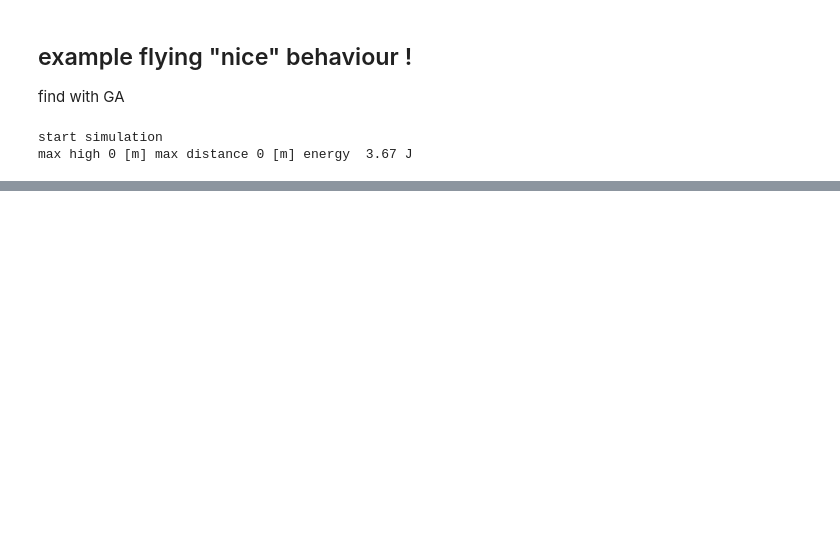
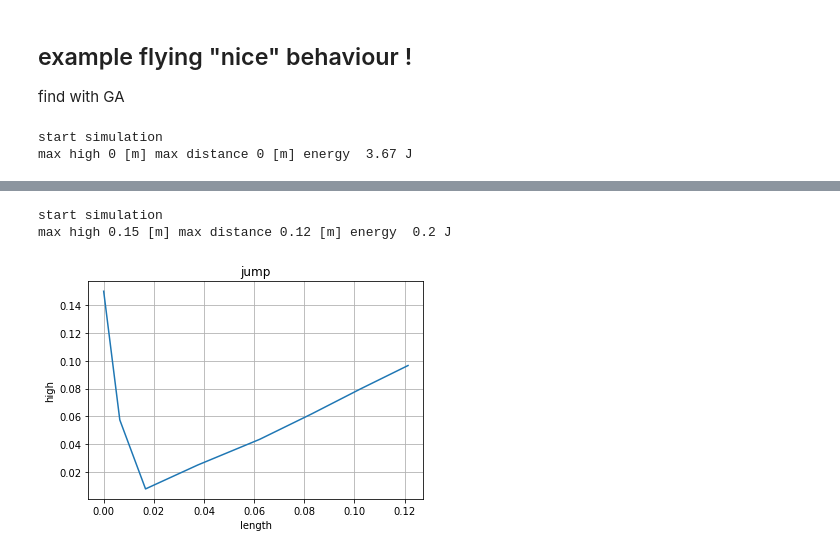
Before and after one commit to alifuatsahin/Jumping-Robot-Design, a Jupyter notebook: jumper_test/optimisation/optimisation.ipynb, the cells around one changed output, grey strips where cells are left out. Drawn from its saved outputs; the diff is of its cells as text; code cells hidden in the pictures; blank space fills up the shorter version.

```diff
--- a/jumper_test/optimisation/optimisation.ipynb
+++ b/jumper_test/optimisation/optimisation.ipynb
@@ -108,0 +109,11 @@ robot.plot()
+# %%
+parameters = Model.Parameters([150. , 150. ,  20. ,  20. , 150. ,   5. ,  10. ,   1.5])
+
+
+robot = Model.model(parameters)
+robot.simulate(True)
+robot.plot()
+# %% [output]
+start simulation
+max high 0.15 [m] max distance 0.12 [m] energy  0.2 J
+[figure, added]
```
Also changed, not shown: parts of 7 cells of this notebook, 3 other files.
